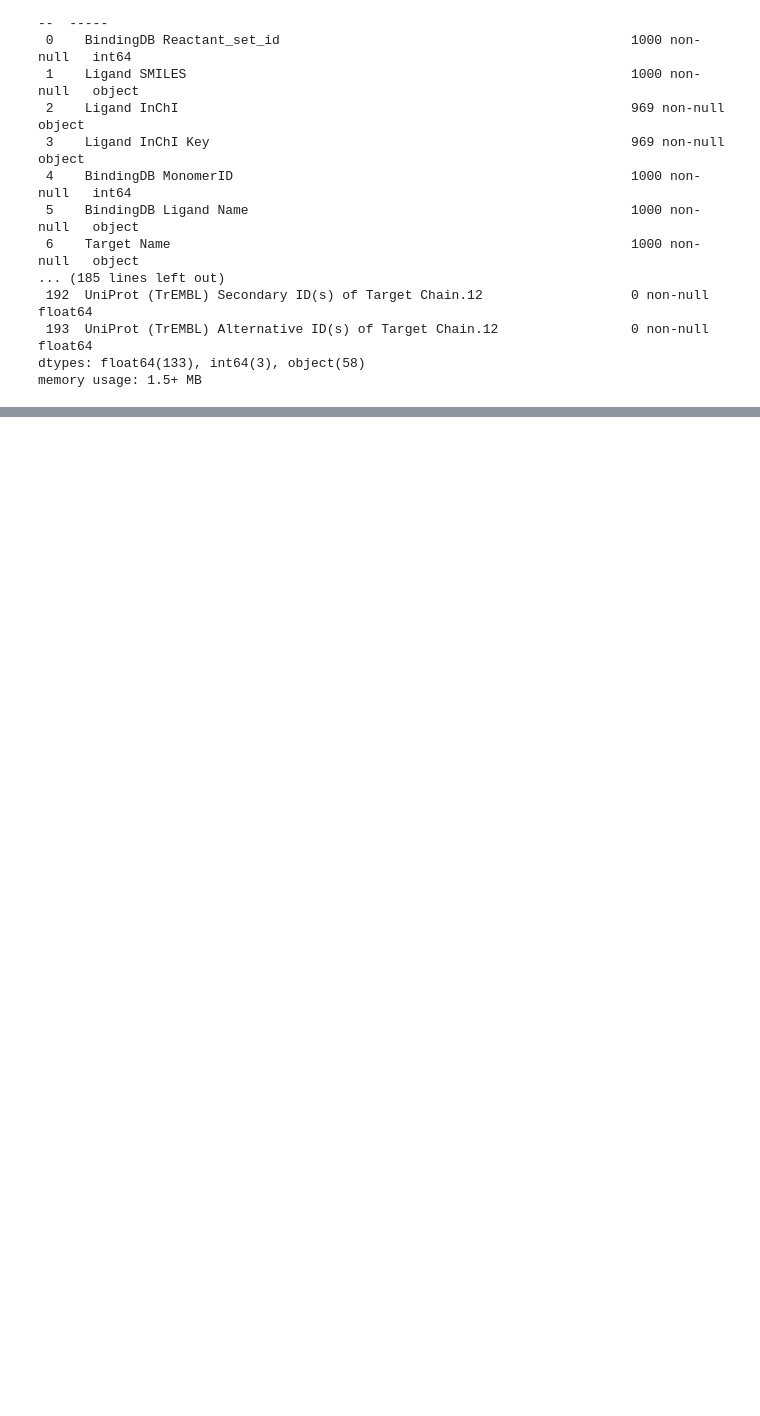
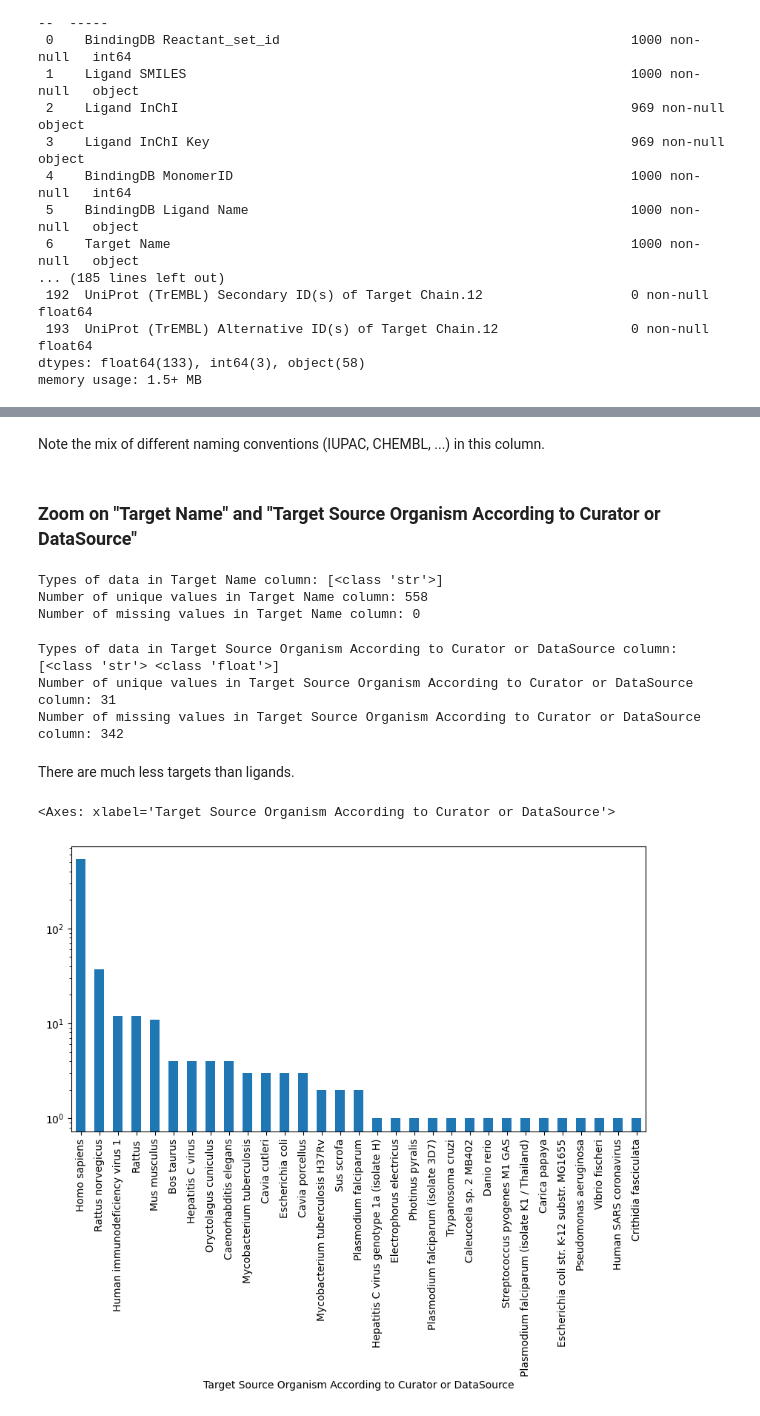
Before and after one commit to epfl-ada/ada-2024-project-laambada, a Jupyter notebook: analysis_Aya.ipynb, the cells around one changed output, grey strips where cells are left out. Cells and saved outputs as stored; diff of their text form; code cells hidden in the pictures; blank space fills up the shorter version.

```diff
--- a/analysis_Aya.ipynb
+++ b/analysis_Aya.ipynb
@@ -23,0 +158,27 @@ memory usage: 1.5+ MB
+# %% [markdown]
+Note the mix of different naming conventions (IUPAC, CHEMBL, ...) in this column.
+# %% [markdown]
+### Zoom on "Target Name" and "Target Source Organism According to Curator or DataSource"
+# %%
+describe_column("Target Name")
+# %% [output]
+Types of data in Target Name column: [<class 'str'>]
+Number of unique values in Target Name column: 558
+Number of missing values in Target Name column: 0
+# %%
+describe_column("Target Source Organism According to Curator or DataSource")
+# %% [output]
+Types of data in Target Source Organism According to Curator or DataSource column: [<class 'str'> <class 'float'>]
+Number of unique values in Target Source Organism According to Curator or DataSource column: 31
+Number of missing values in Target Source Organism According to Curator or DataSource column: 342
+# %% [markdown]
+There are much less targets than ligands.
+# %%
+import seaborn as sns
+import matplotlib.pyplot as plt
+
+fig, ax = plt.subplots(figsize=(10, 5))
+df["Target Source Organism According to Curator or DataSource"].value_counts().plot(kind="bar", logy=True)
+# %% [output]
+<Axes: xlabel='Target Source Organism According to Curator or DataSource'>
+[figure, added]
```
Also changed, not shown: parts of 26 cells of this notebook, 3 other files.
